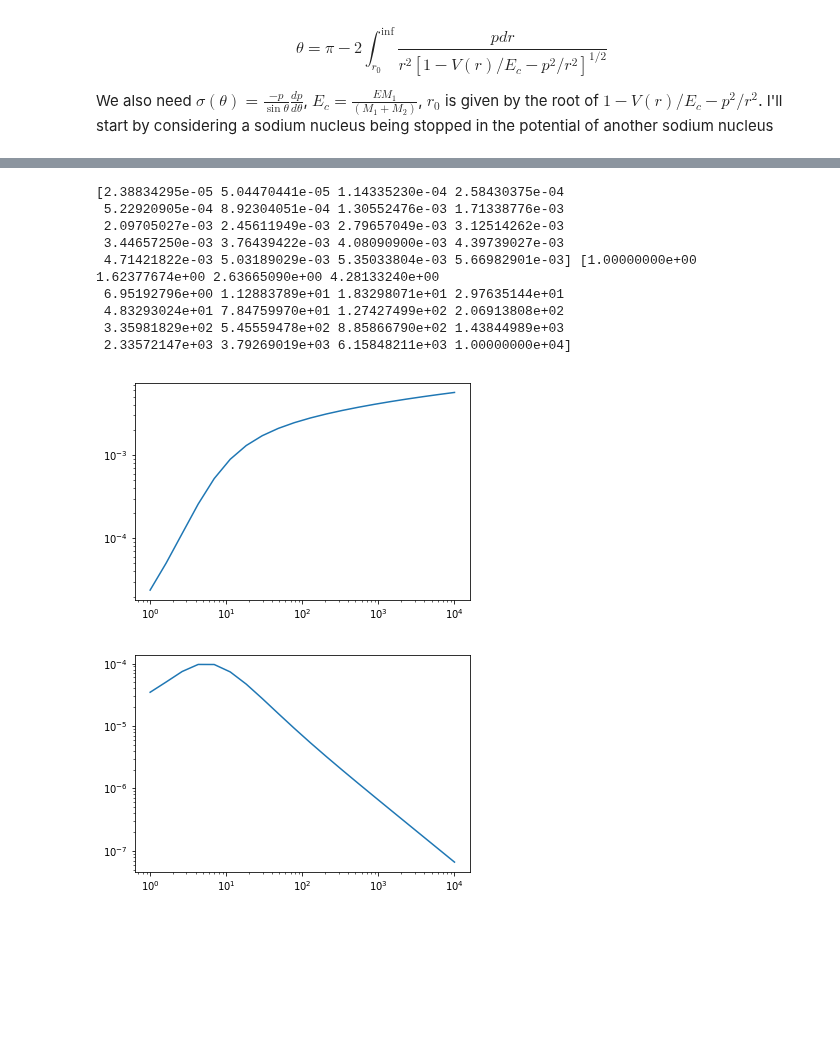
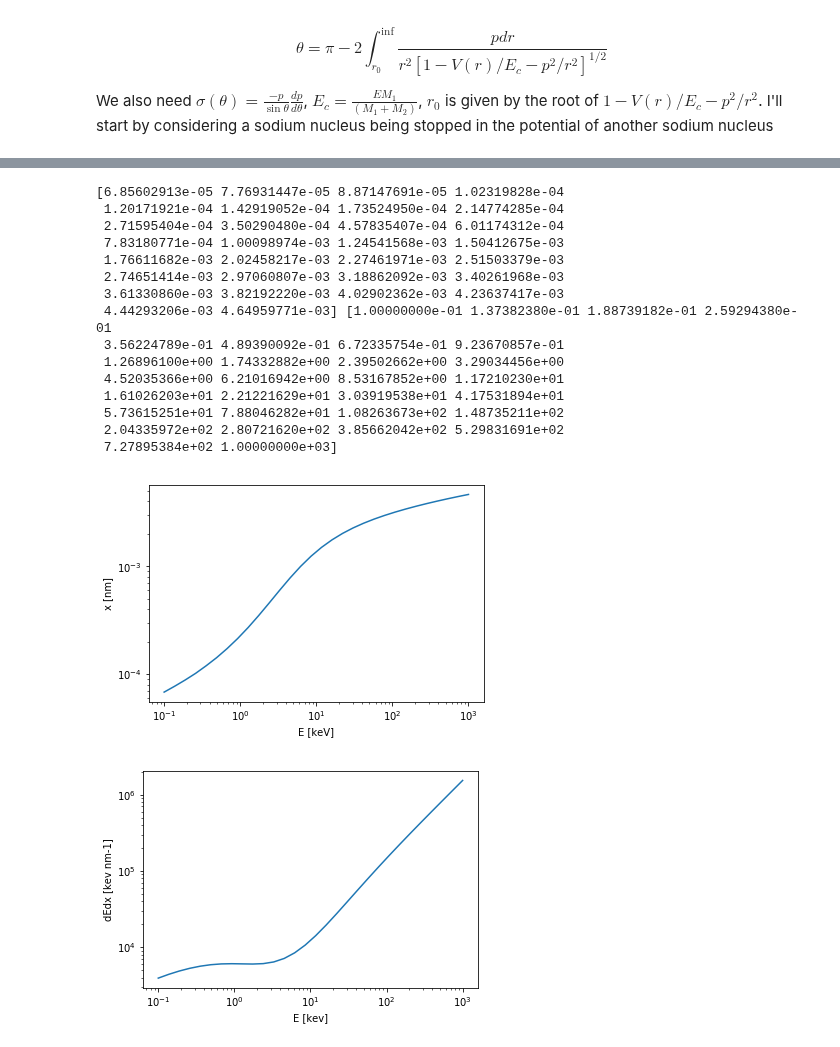
Before and after one commit to tedwards2412/paleo_detectors, a Jupyter notebook: Notebooks/Length_distribution.ipynb, the cells around one changed output, grey strips where cells are left out. Saved outputs shown, nothing was run; the diff lists cells and outputs as text; code cells hidden in the pictures; blank space fills up the shorter version.

```diff
--- a/Notebooks/Length_distribution.ipynb
+++ b/Notebooks/Length_distribution.ipynb
@@ -15,7 +15,7 @@ from WIMpy import DMUtils as DMU
 # %% [markdown]
 To try match 1806.05991 we are going to consider the Halite material (since this is what they present). Halite is made of NaCl but we dont know the Cl form factor now so we use Na23 as a starting point.
 # %%
-E_list = np.logspace(0, 3, 10) # keV
+E_list = np.logspace(-1, 3, 30) # keV
 # m_x = 500.0 #GeV
 
 def calcdRdE(ER_keV, m_x, cp, cn, **kwargs):
@@ -57,12 +57,12 @@ from scipy.integrate import quad
 from scipy import optimize
 # p is the impact parameter in nanometres
 M_Na = 23.*1.e6 # keV
-m_DM = 100.*1.e6 # keV
+m_DM = 500.*1.e6 # keV
 ZNa = 11
 e = 0.303
 A = 0.001 # Ad hoc for now, screening length
 INVnm_to_keV = 0.197326979 # change inverse nanometres to keV (1 nm^-1 * hbar * c to keV)
-V = lambda r: (ZNa**2.*e**2./r)*np.exp(-r/10.)*INVnm_to_keV # Add conversion factor to get V in keV
+V = lambda r: (ZNa**2.*e**2./r)*np.exp(-r/1.)*INVnm_to_keV # Add conversion factor to get V in keV
 
 def calc_theta(p, E):
     Ec = M_Na*E/(2*M_Na)
@@ -96,7 +96,7 @@ def calc_sigmaT(T, E, p):
     return 4.*np.pi*sigma_theta/gamma/E
 
 def calc_dEdx(E, p):
-    N = 25.40902838311586 # N nm^-3
+    N = 25.40902838311586 # N nm^-3 Number of sodium atoms per nano meter cubed
     gamma = 4.*M_Na**2./((2.*M_Na)**2.)
     Tm = gamma*E
     inte = lambda T: T*calc_sigmaT(T, E, p)
@@ -121,6 +140,6 @@ xlist = np.zeros_like(E_list)
 temp = lambda E: calc_dEdx(E, p)**-1
 for i,E in enumerate(E_list):
     print(i)
-    xlist[i] = quad(temp,0,E)[0]
+    xlist[i] = quad(temp,0.,E)[0]
 # %% [output]
 0
@@ -146,21 +168,31 @@ for i,E in enumerate(E_list):
 # %%
 print(xlist, E_list)
 # %% [output]
-[2.38834295e-05 5.04470441e-05 1.14335230e-04 2.58430375e-04
- 5.22920905e-04 8.92304051e-04 1.30552476e-03 1.71338776e-03
- 2.09705027e-03 2.45611949e-03 2.79657049e-03 3.12514262e-03
- 3.44657250e-03 3.76439422e-03 4.08090900e-03 4.39739027e-03
- 4.71421822e-03 5.03189029e-03 5.35033804e-03 5.66982901e-03] [1.00000000e+00 1.62377674e+00 2.63665090e+00 4.28133240e+00
- 6.95192796e+00 1.12883789e+01 1.83298071e+01 2.97635144e+01
- 4.83293024e+01 7.84759970e+01 1.27427499e+02 2.06913808e+02
- 3.35981829e+02 5.45559478e+02 8.85866790e+02 1.43844989e+03
- 2.33572147e+03 3.79269019e+03 6.15848211e+03 1.00000000e+04]
+[6.85602913e-05 7.76931447e-05 8.87147691e-05 1.02319828e-04
+ 1.20171921e-04 1.42919052e-04 1.73524950e-04 2.14774285e-04
+ 2.71595404e-04 3.50290480e-04 4.57835407e-04 6.01174312e-04
+ 7.83180771e-04 1.00098974e-03 1.24541568e-03 1.50412675e-03
+ 1.76611682e-03 2.02458217e-03 2.27461971e-03 2.51503379e-03
+ 2.74651414e-03 2.97060807e-03 3.18862092e-03 3.40261968e-03
+ 3.61330860e-03 3.82192220e-03 4.02902362e-03 4.23637417e-03
+ 4.44293206e-03 4.64959771e-03] [1.00000000e-01 1.37382380e-01 1.88739182e-01 2.59294380e-01
+ 3.56224789e-01 4.89390092e-01 6.72335754e-01 9.23670857e-01
+ 1.26896100e+00 1.74332882e+00 2.39502662e+00 3.29034456e+00
+ 4.52035366e+00 6.21016942e+00 8.53167852e+00 1.17210230e+01
+ 1.61026203e+01 2.21221629e+01 3.03919538e+01 4.17531894e+01
+ 5.73615251e+01 7.88046282e+01 1.08263673e+02 1.48735211e+02
+ 2.04335972e+02 2.80721620e+02 3.85662042e+02 5.29831691e+02
+ 7.27895384e+02 1.00000000e+03]
 # %%
 plt.loglog(E_list, xlist)
+plt.xlabel("E [keV]")
+plt.ylabel("x [nm]")
 plt.show()
-plt.loglog(E_list, dEdx**-1)
+plt.loglog(E_list, dEdx)
+plt.xlabel("E [kev]")
+plt.ylabel("dEdx [kev nm-1]")
 plt.show()
 # %% [output]
-[figure, old version]
+[figure, new version]
-[figure, old version]
+[figure, new version]
 # %%
```
Also changed, not shown: parts of 4 cells of this notebook.
